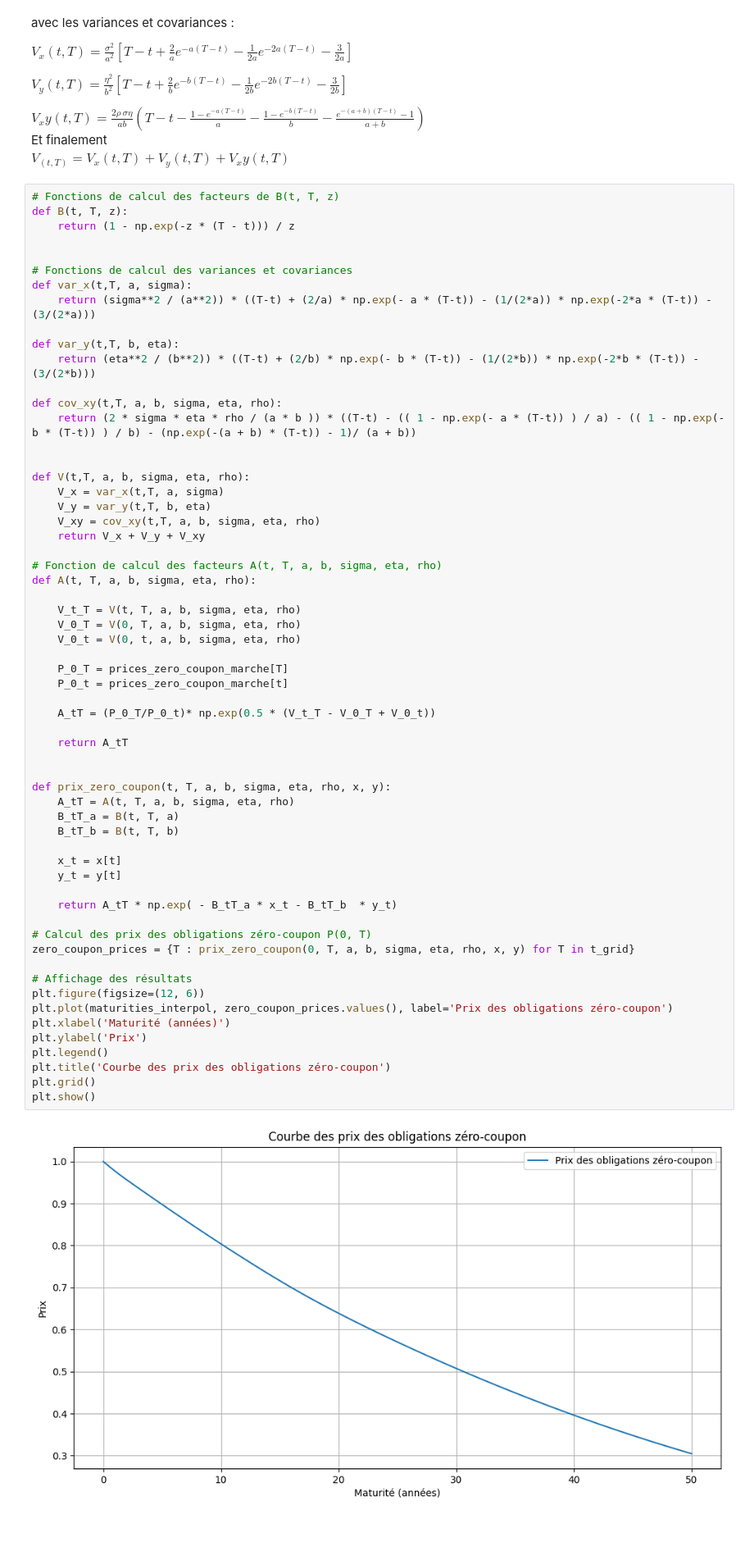
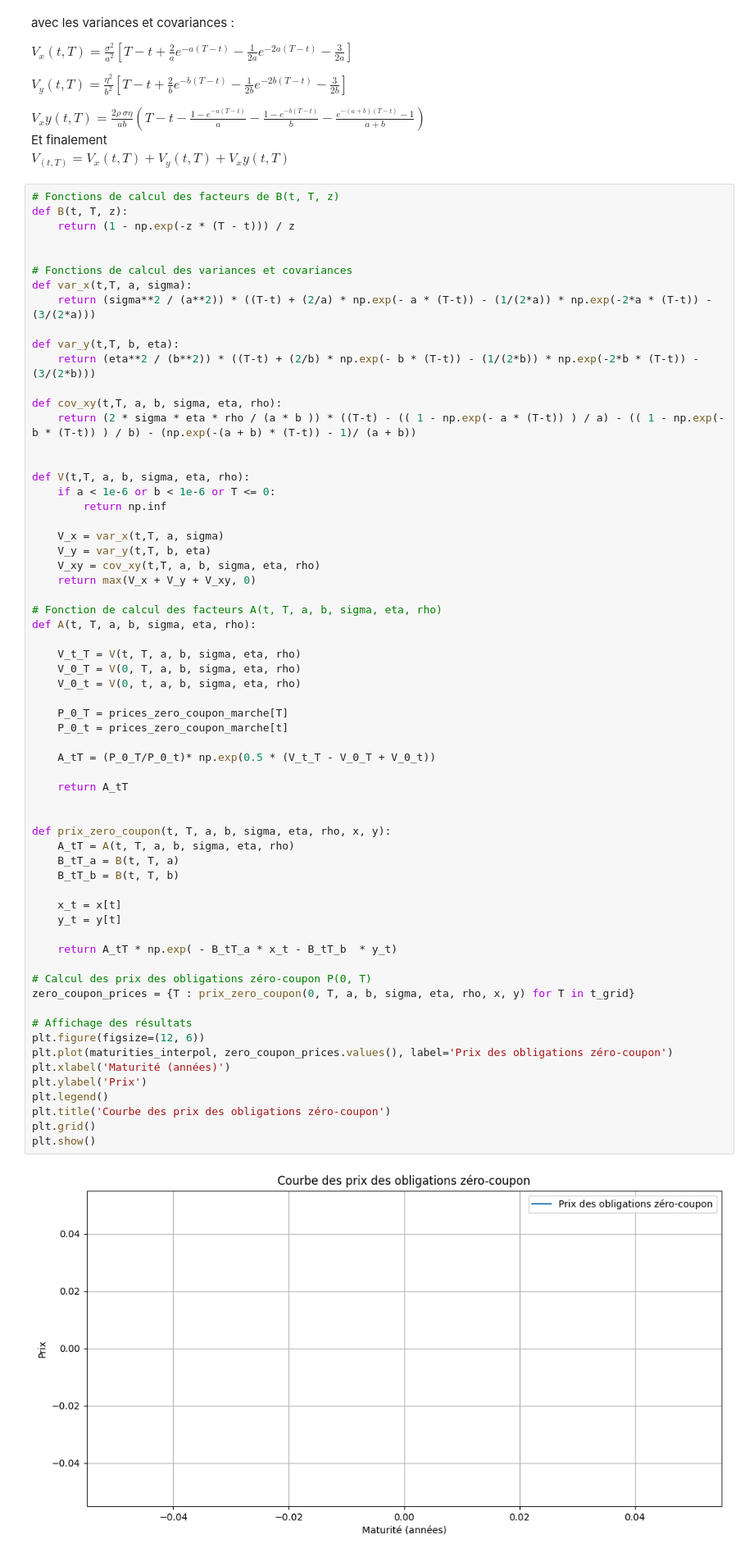
Before and after one commit to massine-djn/StatApp_GSE, a Jupyter notebook: notebook.ipynb, the cells around one changed output. Shown at 82% size. Cells and saved outputs as stored; diff of their text form; blank space fills up the shorter version.

```diff
--- a/notebook.ipynb
+++ b/notebook.ipynb
@@ -329,10 +301,13 @@ def cov_xy(t,T, a, b, sigma, eta, rho):
 
 
 def V(t,T, a, b, sigma, eta, rho):
+    if a < 1e-6 or b < 1e-6 or T <= 0:
+        return np.inf
+
     V_x = var_x(t,T, a, sigma)
     V_y = var_y(t,T, b, eta)
     V_xy = cov_xy(t,T, a, b, sigma, eta, rho)
-    return V_x + V_y + V_xy
+    return max(V_x + V_y + V_xy, 0)
 
 # Fonction de calcul des facteurs A(t, T, a, b, sigma, eta, rho)
 def A(t, T, a, b, sigma, eta, rho):
@@ -345,34 +320,34 @@ def A(t, T, a, b, sigma, eta, rho):
     P_0_t = prices_zero_coupon_marche[t]
 
     A_tT = (P_0_T/P_0_t)* np.exp(0.5 * (V_t_T - V_0_T + V_0_t))
 
     return A_tT
 
 
 def prix_zero_coupon(t, T, a, b, sigma, eta, rho, x, y):
     A_tT = A(t, T, a, b, sigma, eta, rho)
     B_tT_a = B(t, T, a)
     B_tT_b = B(t, T, b)
 
     x_t = x[t]
     y_t = y[t]
 
     return A_tT * np.exp( - B_tT_a * x_t - B_tT_b  * y_t)
 
 # Calcul des prix des obligations zéro-coupon P(0, T)
 zero_coupon_prices = {T : prix_zero_coupon(0, T, a, b, sigma, eta, rho, x, y) for T in t_grid}
 
 # Affichage des résultats
 plt.figure(figsize=(12, 6))
 plt.plot(maturities_interpol, zero_coupon_prices.values(), label='Prix des obligations zéro-coupon')
 plt.xlabel('Maturité (années)')
 plt.ylabel('Prix')
 plt.legend()
 plt.title('Courbe des prix des obligations zéro-coupon')
 plt.grid()
 plt.show()
 # %% [output]
-[figure, old version]
+[figure, new version]
 # %% [markdown]
 - Calcul des simply-coupounded forward rate :
 $$
```
Also changed, not shown: parts of 12 cells of this notebook, 1 other file.
